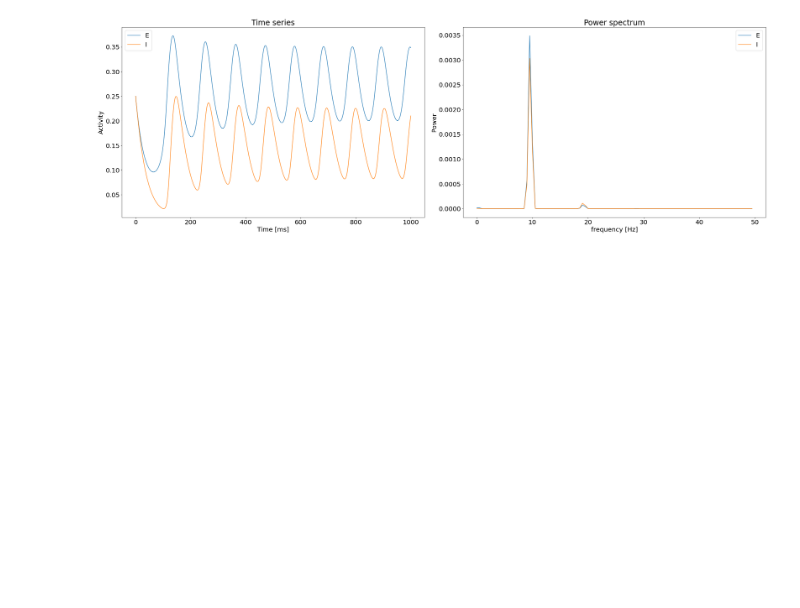
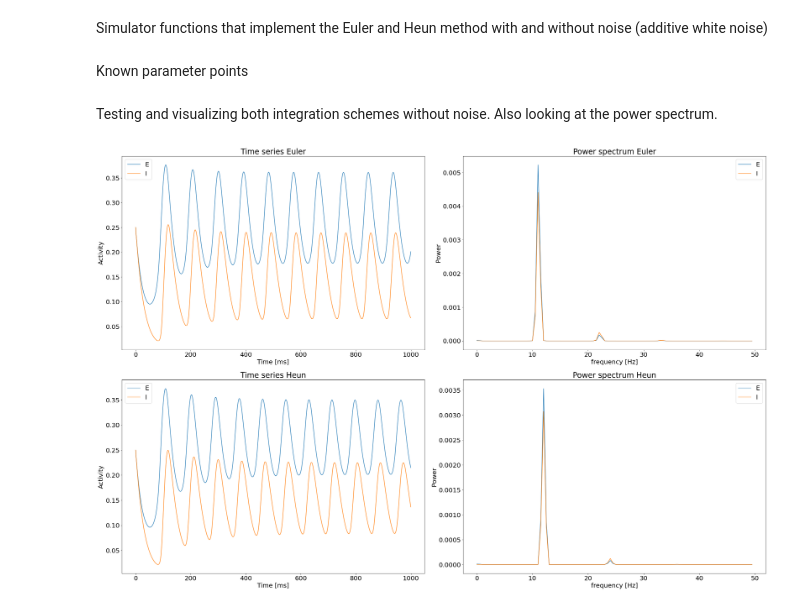
Before and after one commit to NeuroLife77/WC, a Jupyter notebook: wc.ipynb, the cells around one changed output. Drawn from its saved outputs; the diff is of its cells as text; code cells hidden in the pictures; blank space fills up the shorter version.

Commit message:
Added heun scheme and noise option

```diff
--- a/wc.ipynb
+++ b/wc.ipynb
@@ -1 +8,3 @@
+# %% [markdown]
+Simulator functions that implement the Euler and Heun method with and without noise (additive white noise)
 # %%
@@ -36,35 +145,67 @@ parameters_alpha_peak = np.array([1.6000e+01, 1.2000e+01, 1.5000e+01, 3.0000e+00
+# %% [markdown]
+Known parameter points
+# %%
+parameters_original = np.array([1.6000e+01, 1.2000e+01, 1.5000e+01, 3.0000e+00, 8.0000e+00, 8.0000e+00,
+        1.3000e+00, 4.0000e+00, 1.0000e+00, 0.0000e+00, 2.0000e+00, 3.7000e+00,
+        1.0000e+00, 0.0000e+00, 1.0000e+00, 1.0000e+00, 1.0000e+00, 1.0000e+00,
+        1.500e+00, 0.0000e+00, 1.0000e+00, 1.0000e+00,5.0000e-07,5.0000e-07])
+
+parameters_alpha_peak = np.array([1.6000e+01, 1.2000e+01, 1.5000e+01, 3.0000e+00, 28.0000e+00, 28.0000e+00,
+        1.3000e+00, 4.0000e+00, 1.0000e+00, 0.0000e+00, 2.0000e+00, 3.7000e+00,
+        1.0000e+00, 0.0000e+00, 1.0000e+00, 1.0000e+00, 1.0000e+00, 1.0000e+00,
+        1.500e+00, 0.0000e+00, 1.0000e+00, 1.0000e+00,5.0000e-07,5.0000e-07])
+# %% [markdown]
+Testing and visualizing both integration schemes without noise. Also looking at the power spectrum.
 # %%
-parameters = np.array([1.6000e+01, 1.2000e+01, 1.5000e+01, 3.0000e+00, 35.0000e+00, 35.0000e+00,
-        1.3000e+00, 4.0000e+00, 1.0000e+00, 0.0000e+00, 2.0000e+00, 3.7000e+00,
-        1.0000e+00, 0.0000e+00, 1.0000e+00, 1.0000e+00, 1.0000e+00, 1.0000e+00,
-        1.500e+00, 0.0000e+00, 1.0000e+00, 1.0000e+00])
-dt = 0.01
+parameters = np.array([parameters_alpha_peak,parameters_original])
+dt = 0.5
 
 # Simulate
-time_series_E, time_series_I = simulate(parameters,length = 5.0, dt=dt, num_sim = 1)
+time_series_E, time_series_I = simulate_euler(parameters,length = 6.0, dt=dt, num_sim = parameters.shape[0])
 t = np.arange(int(1000/dt))*dt
 
 # PLot
-f = plt.figure(figsize=(30,10))
+f = plt.figure(figsize=(30,20))
 # Timeseries
-ax = plt.subplot(1,2,1)
+ax = plt.subplot(2,2,1)
 ax.plot(t,time_series_E[:int(1000/dt),0], label = "E")
 ax.plot(t,time_series_I[:int(1000/dt),0], label = "I")
 plt.xlabel('Time [ms]')
 plt.ylabel('Activity')
-plt.title('Time series')
+plt.title('Time series Euler')
 plt.legend()
 # PSD
-ax = plt.subplot(1,2,2)
+ax = plt.subplot(2,2,2)
 f , psd = sgl.welch(time_series_E[:,0],fs=(1000/dt), nperseg=2000/dt)
 plt.plot(f[:100],psd[:100], label = "E")
 f , psd = sgl.welch(time_series_I[:,0],fs=(1000/dt), nperseg=2000/dt)
 plt.plot(f[:100],psd[:100], label = "I")
 plt.xlabel('frequency [Hz]')
 plt.ylabel('Power')
-plt.title('Power spectrum')
+plt.title('Power spectrum Euler')
+plt.legend()
+
+time_series_E, time_series_I = simulate_heun(parameters,length = 6.0, dt=dt, num_sim = parameters.shape[0])
+
+# Timeseries
+ax = plt.subplot(2,2,3)
+ax.plot(t,time_series_E[:int(1000/dt),0], label = "E")
+ax.plot(t,time_series_I[:int(1000/dt),0], label = "I")
+plt.xlabel('Time [ms]')
+plt.ylabel('Activity')
+plt.title('Time series Heun')
+plt.legend()
+# PSD
+ax = plt.subplot(2,2,4)
+f , psd = sgl.welch(time_series_E[:,0],fs=(1000/dt), nperseg=2000/dt)
+plt.plot(f[:100],psd[:100], label = "E")
+f , psd = sgl.welch(time_series_I[:,0],fs=(1000/dt), nperseg=2000/dt)
+plt.plot(f[:100],psd[:100], label = "I")
+plt.xlabel('frequency [Hz]')
+plt.ylabel('Power')
+plt.title('Power spectrum Heun')
 plt.legend()
 plt.tight_layout()
 plt.show()
 # %% [output]
-[figure, old version]
+[figure, new version]
```
Also changed, not shown: parts of 18 cells of this notebook.
